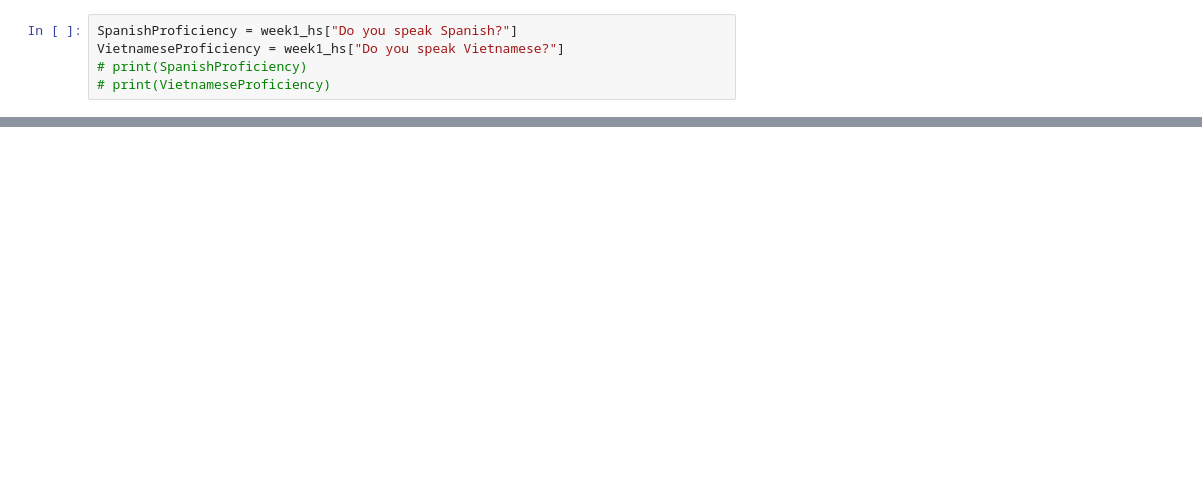
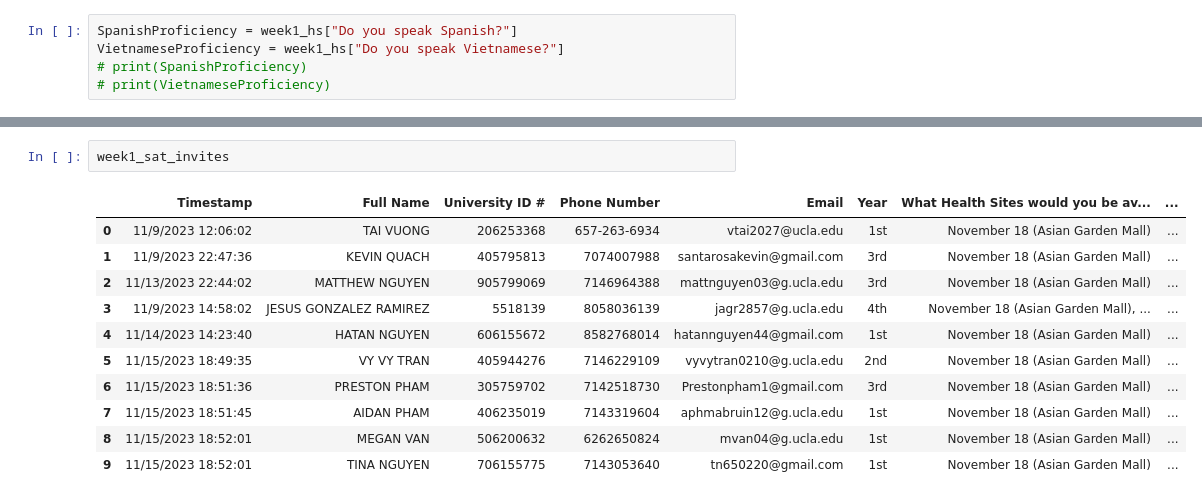
Before and after one commit to cath-chen/VCHAuto, a Jupyter notebook: VCH_HS_Auto.ipynb, the cells around one changed output, grey strips where cells are left out. Cells and saved outputs as stored; diff of their text form; blank space fills up the shorter version.

```diff
--- a/VCH_HS_Auto.ipynb
+++ b/VCH_HS_Auto.ipynb
@@ -156,0 +170,14 @@ for index, row in df.iterrows():
+# %%
+week1_sat_invites
+# %% [output]
+|  | Timestamp | Full Name | University ID # | Phone Number | Email | Year | What Health Sites would you be av... | ... |
+| 0 | 11/9/2023 12:06:02 | TAI VUONG | 206253368 | 657-263-6934 | vtai2027@ucla.edu | 1st | November 18 (Asian Garden Mall) | ... |
+| 1 | 11/9/2023 22:47:36 | KEVIN QUACH | 405795813 | 7074007988 | santarosakevin@gmail.com | 3rd | November 18 (Asian Garden Mall) | ... |
+| 2 | 11/13/2023 22:44:02 | MATTHEW NGUYEN | 905799069 | 7146964388 | mattnguyen03@g.ucla.edu | 3rd | November 18 (Asian Garden Mall) | ... |
+| 3 | 11/9/2023 14:58:02 | JESUS GONZALEZ RAMIREZ | 5518139 | 8058036139 | jagr2857@g.ucla.edu | 4th | November 18 (Asian Garden Mall), ... | ... |
+| 4 | 11/14/2023 14:23:40 | HATAN NGUYEN | 606155672 | 8582768014 | hatannguyen44@gmail.com | 1st | November 18 (Asian Garden Mall) | ... |
+| 5 | 11/15/2023 18:49:35 | VY VY TRAN | 405944276 | 7146229109 | vyvytran0210@g.ucla.edu | 2nd | November 18 (Asian Garden Mall) | ... |
+| 6 | 11/15/2023 18:51:36 | PRESTON PHAM | 305759702 | 7142518730 | Prestonpham1@gmail.com | 3rd | November 18 (Asian Garden Mall) | ... |
+| 7 | 11/15/2023 18:51:45 | AIDAN PHAM | 406235019 | 7143319604 | aphmabruin12@g.ucla.edu | 1st | November 18 (Asian Garden Mall) | ... |
+| 8 | 11/15/2023 18:52:01 | MEGAN VAN | 506200632 | 6262650824 | mvan04@g.ucla.edu | 1st | November 18 (Asian Garden Mall) | ... |
+| 9 | 11/15/2023 18:52:01 | TINA NGUYEN | 706155775 | 7143053640 | tn650220@gmail.com | 1st | November 18 (Asian Garden Mall) | ... |
```
Also changed, not shown: parts of 3 cells of this notebook.
